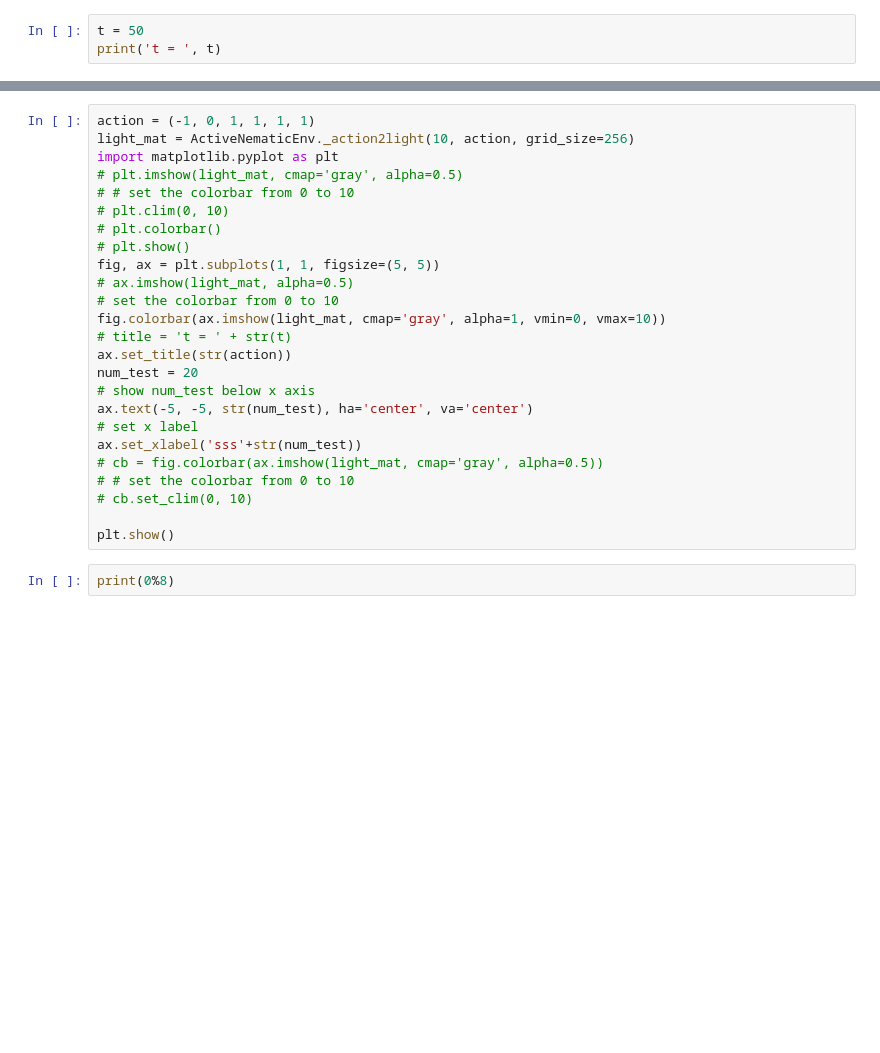
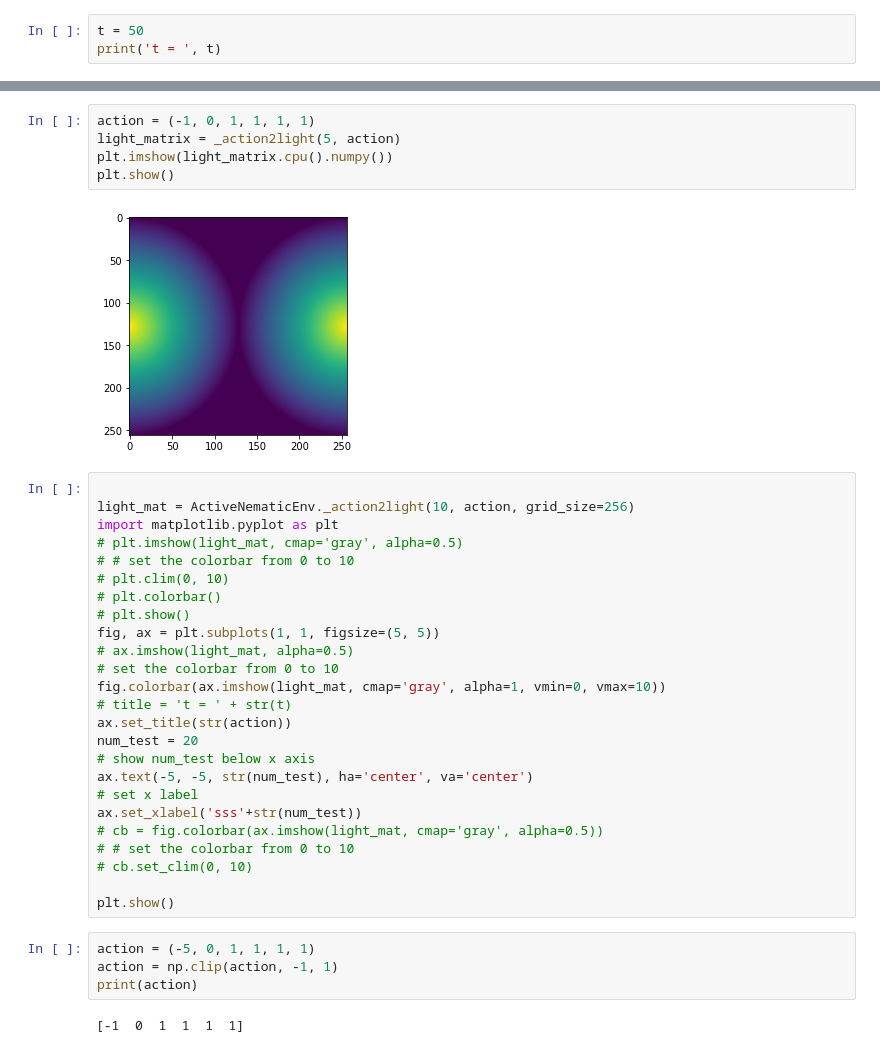
Before and after one commit to Nich63/Nematic_RL, a Jupyter notebook: test.ipynb, the cells around one changed output, grey strips where cells are left out. Drawn from its saved outputs; the diff is of its cells as text; blank space fills up the shorter version.

```diff
--- a/test.ipynb
+++ b/test.ipynb
@@ -12,5 +57,12 @@ print('t = ', t)
+# %%
+action = (-1, 0, 1, 1, 1, 1)
+light_matrix = _action2light(5, action)
+plt.imshow(light_matrix.cpu().numpy())
+plt.show()
+# %% [output]
+[figure, added]
 # %%
-action = (-1, 0, 1, 1, 1, 1)
+
 light_mat = ActiveNematicEnv._action2light(10, action, grid_size=256)
 import matplotlib.pyplot as plt
 # plt.imshow(light_mat, cmap='gray', alpha=0.5)
@@ -34,5 +86,9 @@ ax.set_xlabel('sss'+str(num_test))
 # cb.set_clim(0, 10)
 
 plt.show()
-# %%
-print(0%8)
+# %%
+action = (-5, 0, 1, 1, 1, 1)
+action = np.clip(action, -1, 1)
+print(action)
+# %% [output]
+[-1  0  1  1  1  1]
```
Also changed, not shown: parts of 1 cell of this notebook, 9 other files.
